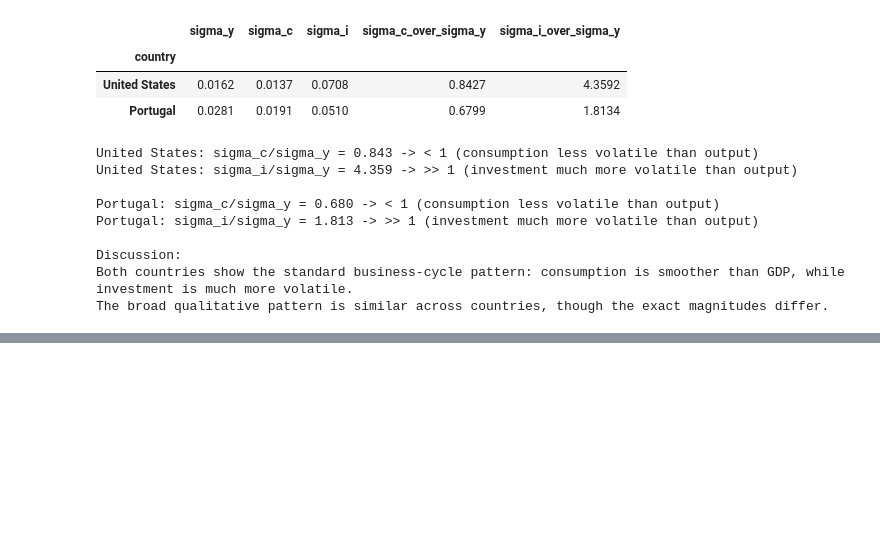
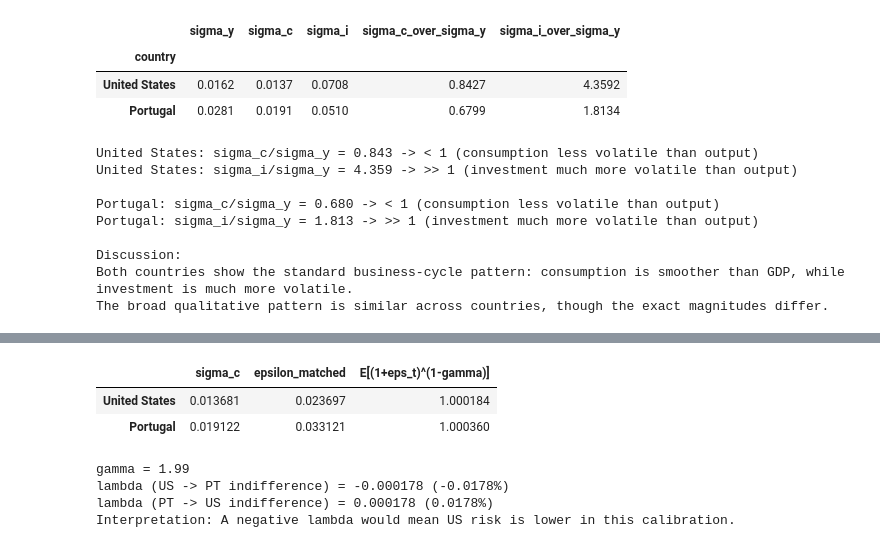
Before and after one commit to rohde01/Macroeconomics-III, a Jupyter notebook: Assignments/2/assignment2.ipynb, the cells around one changed output, grey strips where cells are left out. Cells and saved outputs as stored; diff of their text form; code cells hidden in the pictures; blank space fills up the shorter version.

```diff
--- a/Assignments/2/assignment2.ipynb
+++ b/Assignments/2/assignment2.ipynb
@@ -145,0 +166,56 @@ The broad qualitative pattern is similar across countries, though the exact magn
+# %%
+gamma = 1.99
+
+sigma_c_us = float(vol_table.loc["United States", "sigma_c"])
+sigma_c_pt = float(vol_table.loc["Portugal", "sigma_c"])
+
+# Match model volatility: if c_t = 1 + eps_t and eps_t ~ U[-eps, eps], then sigma(c_t) = eps/sqrt(3).
+eps_us = np.sqrt(3) * sigma_c_us
+eps_pt = np.sqrt(3) * sigma_c_pt
+
+
+def E_power_uniform_eps(eps: float, gamma: float) -> float:
+    """Compute E[(1+eps_t)^(1-gamma)] for eps_t ~ U[-eps, eps]."""
+    num = (1 + eps) ** (2 - gamma) - (1 - eps) ** (2 - gamma)
+    den = 2 * eps * (2 - gamma)
+    return num / den
+
+
+E_us = E_power_uniform_eps(eps_us, gamma)
+E_pt = E_power_uniform_eps(eps_pt, gamma)
+
+# Lambda that makes US-risk utility equal PT-risk utility:
+# E[u((1+lambda)c_US)] = E[u(c_PT)]
+lambda_us_to_pt = (E_us / E_pt) ** (1 / (gamma - 1)) - 1
+
+# Also compute the reverse comparison for completeness.
+lambda_pt_to_us = (E_pt / E_us) ** (1 / (gamma - 1)) - 1
+
+result_c = pd.DataFrame(
+    {
+        "sigma_c": [sigma_c_us, sigma_c_pt],
+        "epsilon_matched": [eps_us, eps_pt],
+        "E[(1+eps_t)^(1-gamma)]": [E_us, E_pt],
+    },
+    index=["United States", "Portugal"],
+)
+
+display(result_c.round(6))
+
+print(f"gamma = {gamma}")
+print(f"lambda (US -> PT indifference) = {lambda_us_to_pt:.6f} ({100*lambda_us_to_pt:.4f}%)")
+print(f"lambda (PT -> US indifference) = {lambda_pt_to_us:.6f} ({100*lambda_pt_to_us:.4f}%)")
+
+if lambda_us_to_pt > 0:
+    print("Interpretation: To be indifferent between the two countries' business-cycle risk,"
+          " US consumption would need to be scaled up by lambda relative to Portugal.")
+else:
+    print("Interpretation: A negative lambda would mean US risk is lower in this calibration.")
+# %% [output]
+|  | sigma_c | epsilon_matched | E[(1+eps_t)^(1-gamma)] |
+| United States | 0.013681 | 0.023697 | 1.000184 |
+| Portugal | 0.019122 | 0.033121 | 1.000360 |
+gamma = 1.99
+lambda (US -> PT indifference) = -0.000178 (-0.0178%)
+lambda (PT -> US indifference) = 0.000178 (0.0178%)
+Interpretation: A negative lambda would mean US risk is lower in this calibration.
```
Also changed, not shown: parts of 1 cell of this notebook.
